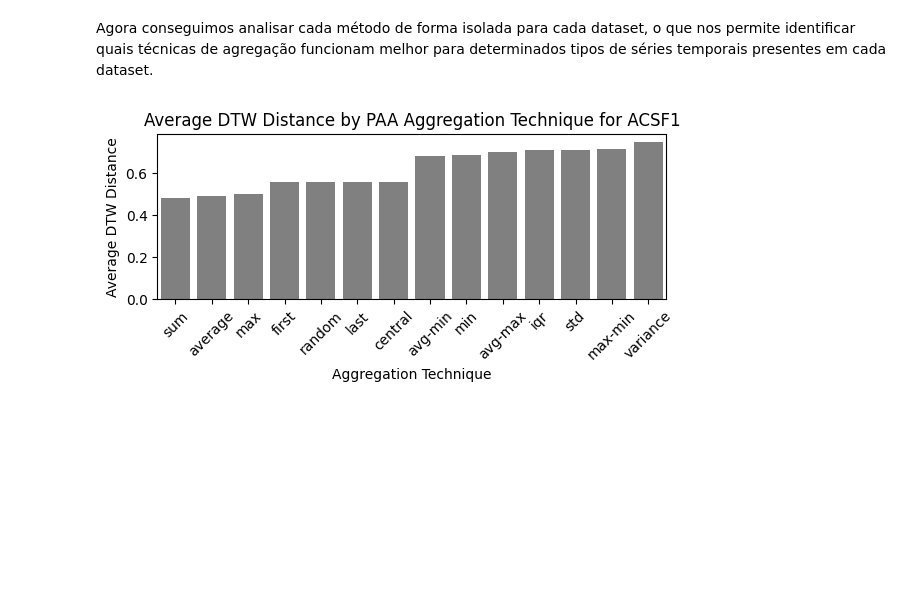
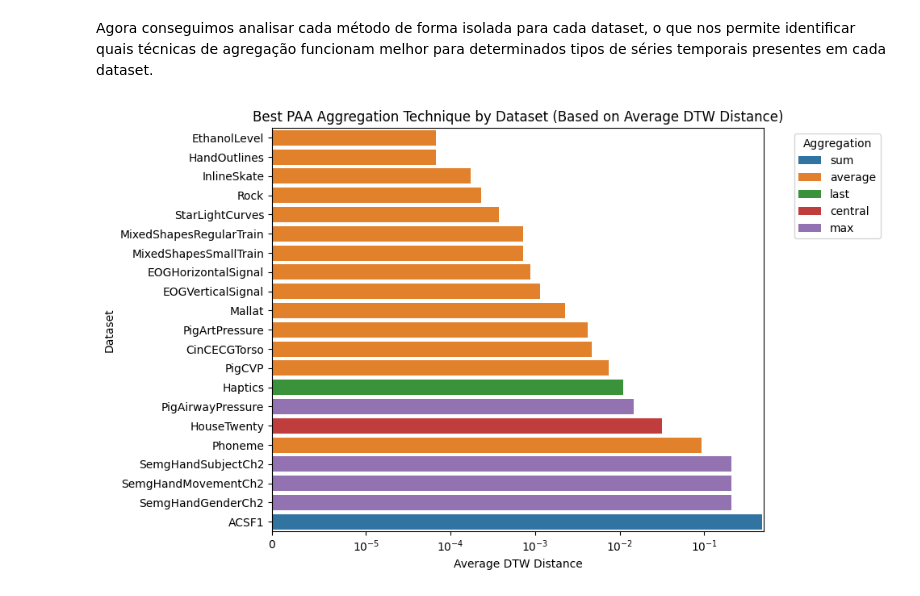
Before and after one commit to MoroFernando/time-series-dimensionality-reduction, a Jupyter notebook: reports/dtw.reports.ipynb, the cells around one changed output. Cells and saved outputs as stored; diff of their text form; code cells hidden in the pictures; blank space fills up the shorter version.

```diff
--- a/reports/dtw.reports.ipynb
+++ b/reports/dtw.reports.ipynb
@@ -158,25 +160,20 @@ dataset_agg_dtw_means
 294 rows × 3 columns
 # %% [markdown]
 Agora conseguimos analisar cada método de forma isolada para cada dataset, o que nos permite identificar quais técnicas de agregação funcionam melhor para determinados tipos de séries temporais presentes em cada dataset.
-# %%
-# Seleciona um dataset específico para análise detalhada
-target_dataset = 'ACSF1'
-
-# Filtra os resultados para o dataset alvo
-filtered_results = dataset_agg_dtw_means[dataset_agg_dtw_means['dataset'] == target_dataset].copy()
-
-# Ordena os resultados pela distância DTW média
-filtered_results.sort_values(by='average_dtw', ascending=True, inplace=True)
-
-# Plota um gráfico de barras com os resultados médios de DTW por técnica de agregação para o dataset selecionado
-plt.figure(figsize=(6, 3))
-sns.barplot(data=filtered_results, x='aggregation', y='average_dtw', color='gray')
-plt.title(f'Average DTW Distance by PAA Aggregation Technique for {target_dataset}')
-plt.xlabel('Aggregation Technique')
-plt.ylabel('Average DTW Distance')
-plt.xticks(rotation=45)
-plt.tight_layout()
-plt.show()
-# %% [output]
-[figure, removed]
+# %%
+# Gera uma tabela que contem uma linha para cada dataset e o melhor metodo de agregaçao baseado no menor valor de DTW médio
+best_agg_per_dataset = dataset_agg_dtw_means.loc[dataset_agg_dtw_means.groupby('dataset')['average_dtw'].idxmin()].reset_index(drop=True)
+
+plt.figure(figsize=(10, 6))
+order_ds = best_agg_per_dataset.sort_values('average_dtw')['dataset']
+sns.barplot(data=best_agg_per_dataset, y='dataset', x='average_dtw', hue='aggregation', order=order_ds)
+plt.xscale('symlog', linthresh=1e-5)  # ajusta linthresh conforme necessário (ex.: 1e-5)
+plt.xlabel('Average DTW Distance')
+plt.ylabel('Dataset')
+plt.title('Best PAA Aggregation Technique by Dataset (Based on Average DTW Distance)')
+plt.legend(title='Aggregation', bbox_to_anchor=(1.05, 1), loc='upper left')
+plt.tight_layout()
+plt.show()
+# %% [output]
+[figure, added]
 # %%
```
Also changed, not shown: parts of 6 cells of this notebook.
